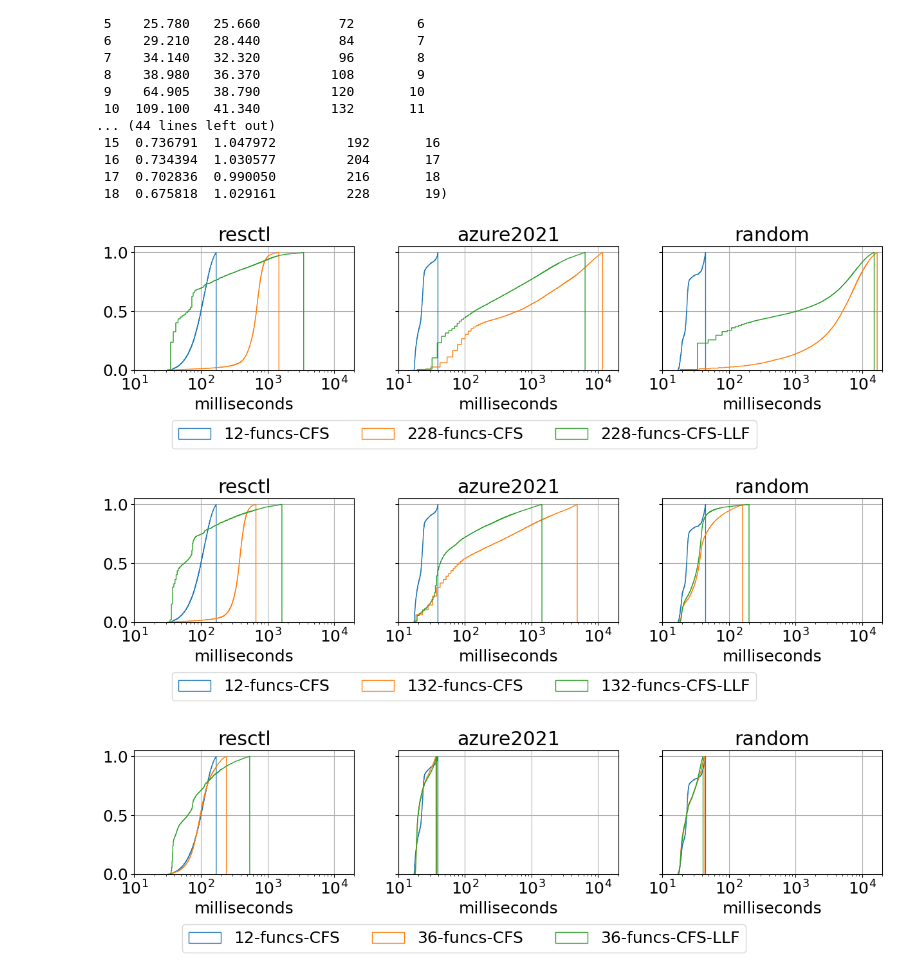
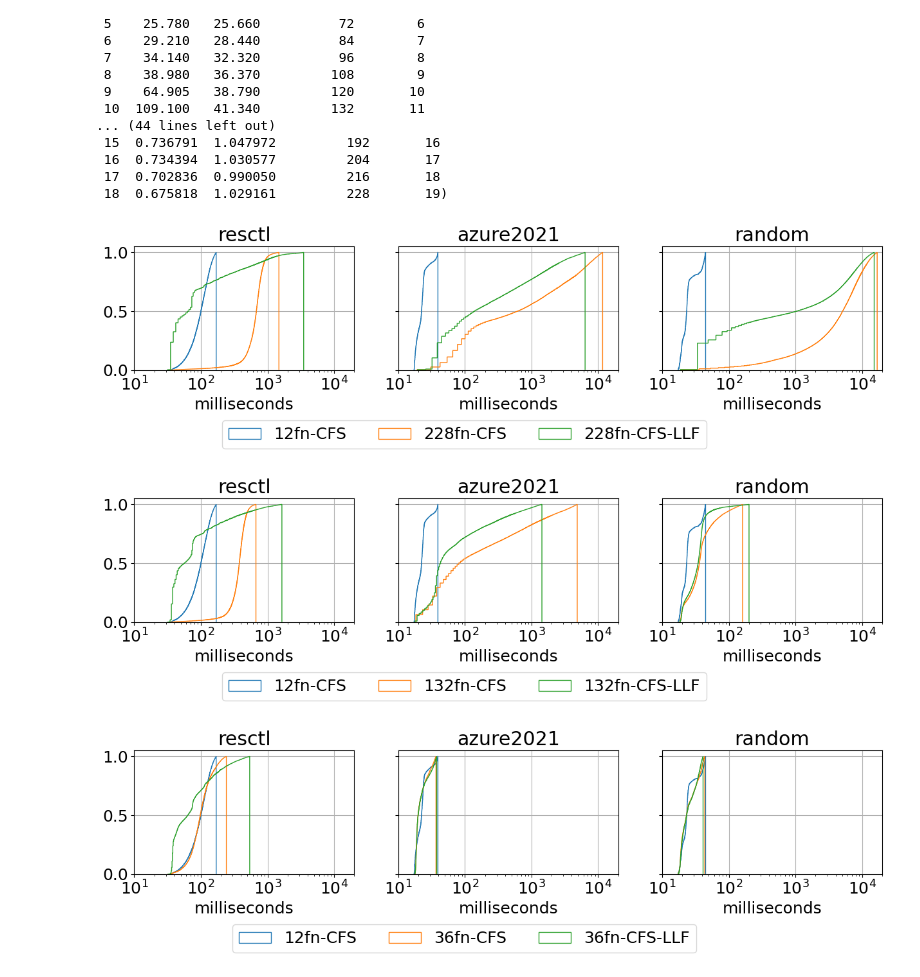
Before and after one commit to isstaif/CFS-LLF_main, a Jupyter notebook: notebooks/Host efficiency (results).ipynb, the cells around one changed output. Cells and saved outputs as stored; diff of their text form; code cells hidden in the pictures.

```diff
--- a/notebooks/Host efficiency (results).ipynb
+++ b/notebooks/Host efficiency (results).ipynb
@@ -576,17 +576,17 @@ def visualise_latency_cdf(results_cfs, results_llf, fig, ax,workload,func_count)
 
             dfb[dfb<dfb.quantile(quantile)].hist(cumulative=True, density=1, bins=1000,
                                                  histtype='step',
-                                                  label=f'{12}-funcs-CFS',ax=ax)
+                                                  label=f'{12}fn-CFS',ax=ax)
 
             df = dfs[index]
             df[df<df.quantile(quantile)].hist(cumulative=True, density=1, bins=1000,
                                               histtype='step',
-                                              label=f'{count}-funcs-CFS',ax=ax)
+                                              label=f'{count}fn-CFS',ax=ax)
 
             df = dfs_llf[index]
             df[df<df.quantile(quantile)].hist(cumulative=True, density=1, bins=1000,
                                               histtype='step',
-                                              label=f'{count}-funcs-CFS-LLF',ax=ax)
+                                              label=f'{count}fn-CFS-LLF',ax=ax)
 
 
             ax.set_title(workload,)
@@ -611,33 +611,33 @@ fig, ax = plt.subplots(1,3,figsize=(15,2.5),sharey=True)
 visualise_latency_cdf(results_notraceclean_cfs, results_notraceclean_llf,fig,ax[0],'resctl',132)
 visualise_latency_cdf(results_azure2021clean_cfs, results_azure2021clean_llf,fig,ax[1],"azure2021",132)
 visualise_latency_cdf(results_randomclean_cfs, results_randomclean_llf,fig,ax[2],"random",132)
 
 ax[0].legend(loc='lower center', bbox_to_anchor=(1.5, -0.7),ncol=3)
 for a in ax:
     a.set_xscale('log')
     a.set_xlim(10,20000)
 # fig.savefig('/local/scratch/sosp25/figures/solution-cdf-132funcs-anon.pdf', bbox_inches="tight")
 
 
 fig, ax = plt.subplots(1,3,figsize=(15,2.5),sharey=True)
 
 visualise_latency_cdf(results_notraceclean_cfs, results_notraceclean_llf,fig,ax[0],'resctl',36)
 visualise_latency_cdf(results_azure2021clean_cfs, results_azure2021clean_llf,fig,ax[1],"azure2021",36)
 visualise_latency_cdf(results_randomclean_cfs, results_randomclean_llf,fig,ax[2],"random",36)
 
 ax[0].legend(loc='lower center', bbox_to_anchor=(1.5, -0.7),ncol=3)
 
 for a in ax:
     a.set_xscale('log')
     a.set_xlim(10,20000)
 
 
 
 # fig.savefig('/local/scratch/sosp25/figures/solution-cdf-36funcs-anon.pdf', bbox_inches="tight")
 
 
 #
 # %% [output]
-[figure, old version]
+[figure, new version]
-[figure, old version]
+[figure, new version]
-[figure, old version]
+[figure, new version]
```
Also changed, not shown: parts of 9 cells of this notebook, 16 other files.
